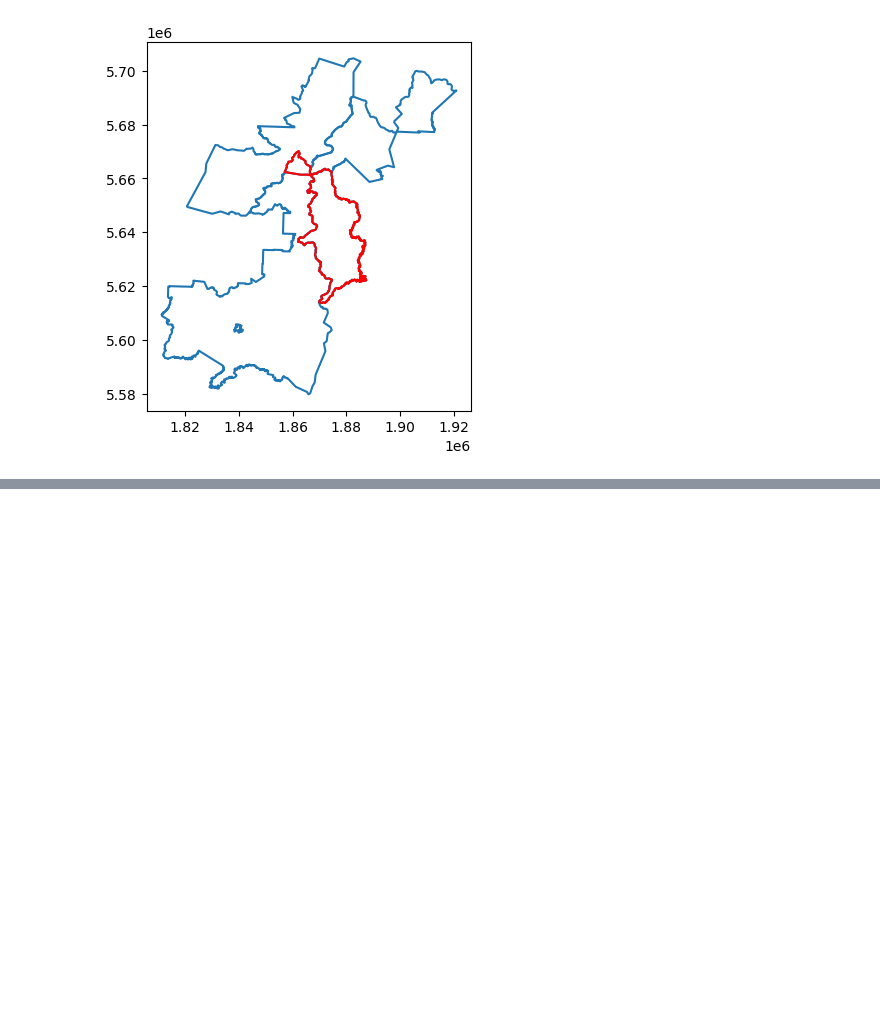
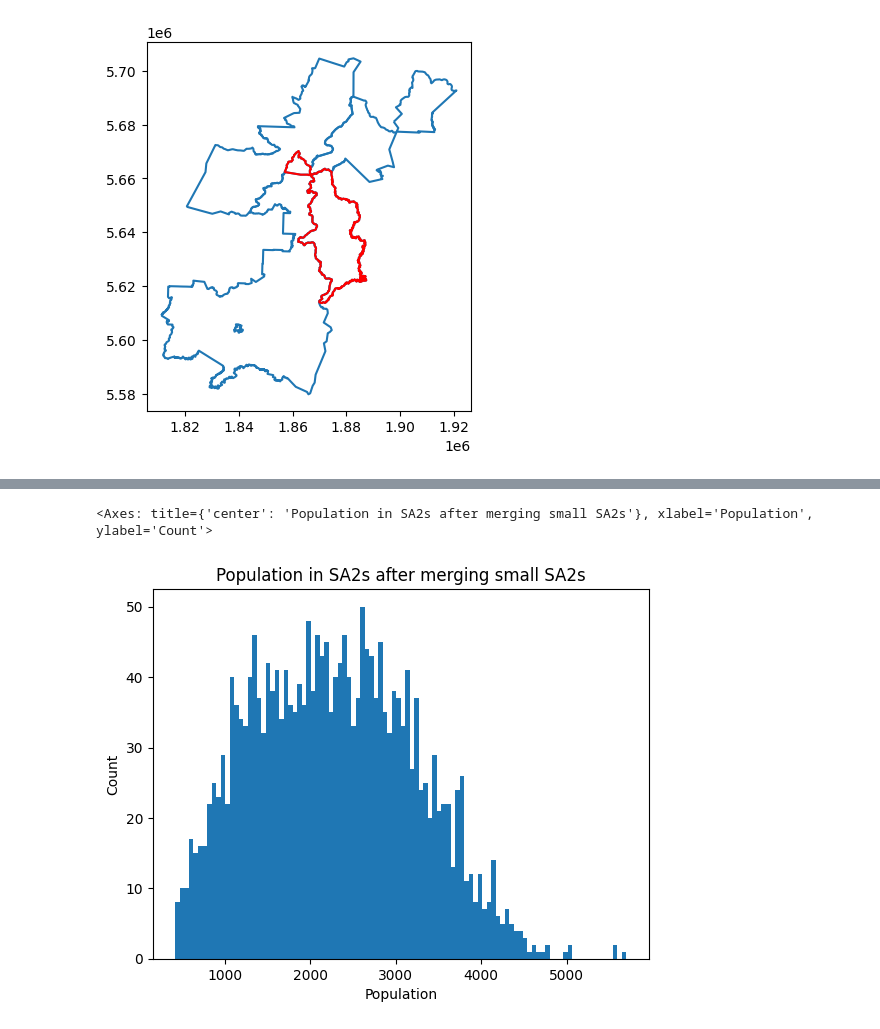
Before and after one commit to UoA-eResearch/IMD, a Jupyter notebook: merge_small_SA2s.ipynb, the cells around one changed output, grey strips where cells are left out. Saved outputs shown, nothing was run; the diff lists cells and outputs as text; code cells hidden in the pictures; blank space fills up the shorter version.

```diff
--- a/merge_small_SA2s.ipynb
+++ b/merge_small_SA2s.ipynb
@@ -64,3 +66,6 @@ merged.boundary.plot(ax=ax, color="red")
 # %% [output]
 <Axes: >
 [figure]
+# %%
+concat = lambda l: "+".join([str(e) for e in l])
+concat(range(10))
@@ -73,10 +80,13 @@ while sa2.VAR_1_3.iloc[0] < 399:
         sa2.drop(dz.index[0], inplace=True)
         continue
     merged = pd.concat((dz, neighbours.iloc[0:1])).dissolve(aggfunc={
-        "SA22023_V1_00": "first",
+        "SA22023_V1_00": concat,
+        "SA22023_V1_00_NAME": concat,
+        "SA22023_V1_00_NAME_ASCII": concat,
         "VAR_1_3": "sum",
         "VAR_1_2": "sum",
-        "VAR_1_1": "sum"
+        "VAR_1_1": "sum",
+        "n_SA2s": "sum"
     })
     print(f"Merging {dz.SA22023_V1_00.iloc[0]} ({dz.VAR_1_3.iloc[0]}) with {neighbours.SA22023_V1_00.iloc[0]} ({neighbours.VAR_1_3.iloc[0]}) into {merged.SA22023_V1_00.iloc[0]} ({merged.VAR_1_3.iloc[0]})")
     merged.index = dz.index
@@ -119,0 +184,5 @@ sa2.to_file("output/SA2_2023_merged_small_dz.shp")
+# %%
+sa2.VAR_1_3.plot.hist(bins=100, xlabel="Population", ylabel="Count", title="Population in SA2s after merging small SA2s")
+# %% [output]
+<Axes: title={'center': 'Population in SA2s after merging small SA2s'}, xlabel='Population', ylabel='Count'>
+[figure, added]
```
Also changed, not shown: parts of 8 cells of this notebook.
